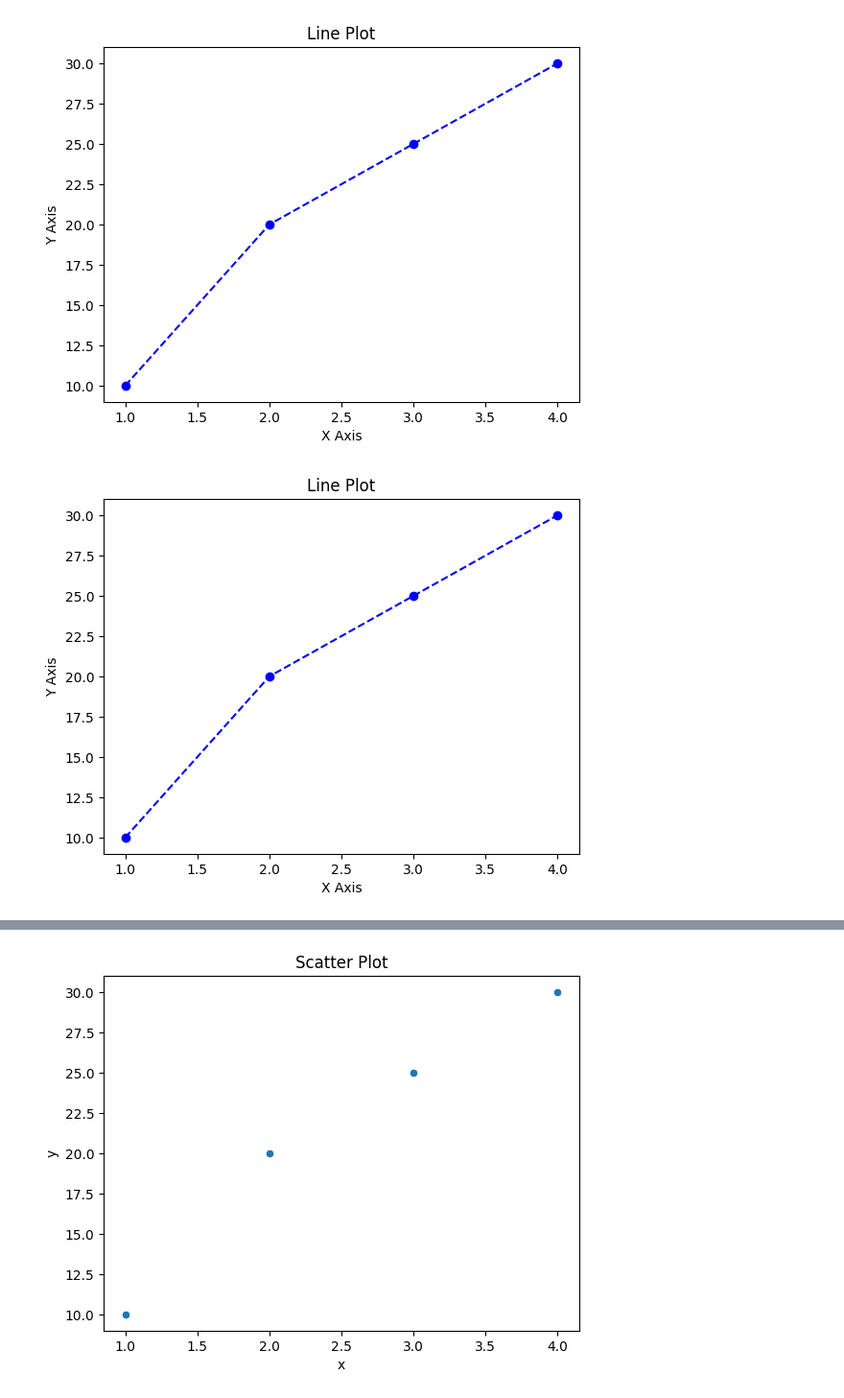
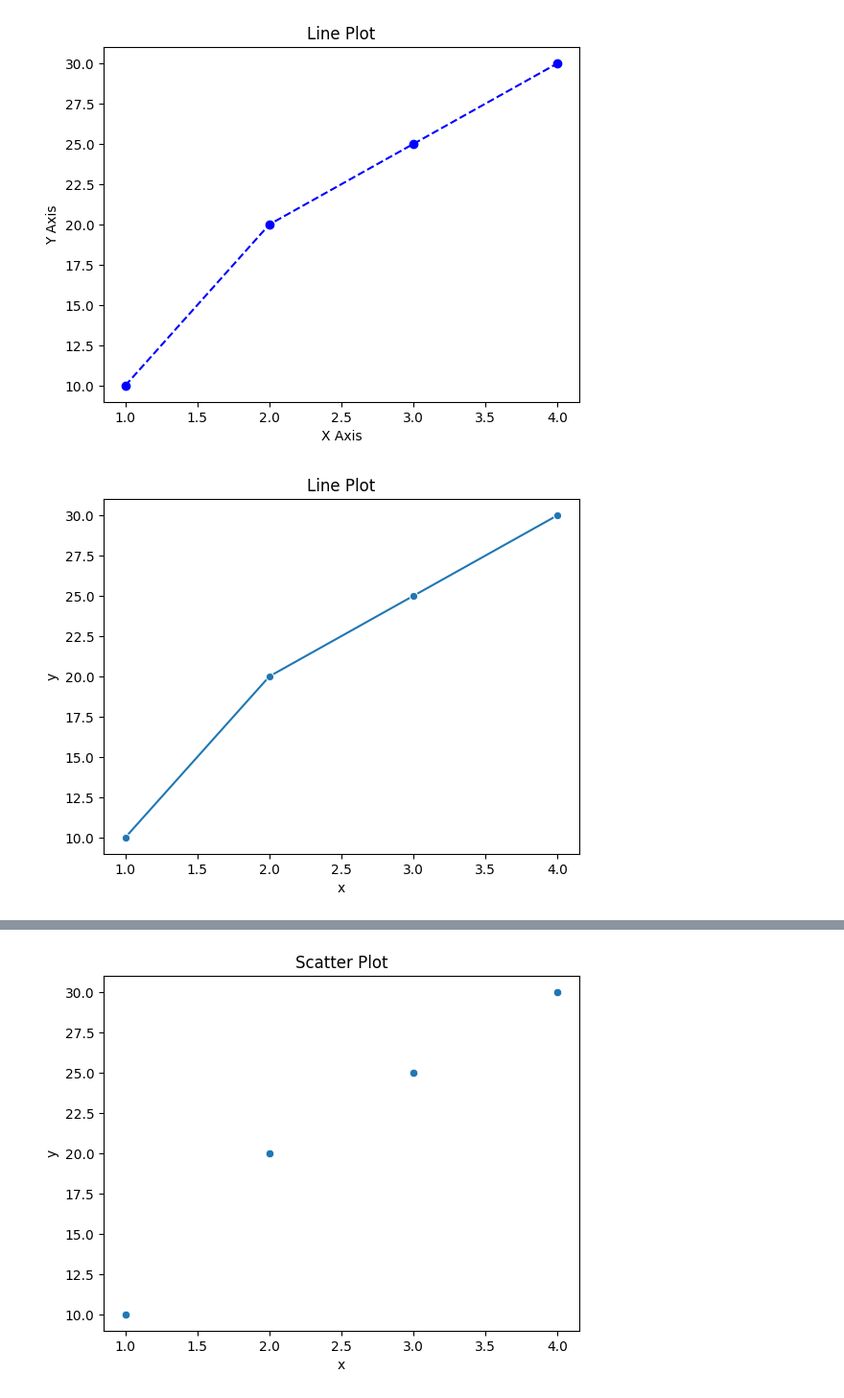
Before and after one commit to thanusree02/Batch_4, a Jupyter notebook: syntax_different_graphs.ipynb, the cells around one changed output, grey strips where cells are left out. Shown: that part at 96% size. Cells and saved outputs as stored; diff of their text form; code cells hidden in the pictures.

```diff
--- a/syntax_different_graphs.ipynb
+++ b/syntax_different_graphs.ipynb
@@ -12,16 +12,15 @@ plt.show()
 # %% [output]
 [figure]
 # %%
+import seaborn as sns
+import pandas as pd
 import matplotlib.pyplot as plt
-x = [1, 2, 3, 4]
-y = [10, 20, 25, 30]
-plt.plot(x, y, marker='o', linestyle='--', color='b')
+df = pd.DataFrame({'x': [1, 2, 3, 4], 'y': [10, 20, 25, 30]})
+sns.lineplot(x='x', y='y', data=df, marker='o')
 plt.title('Line Plot')
-plt.xlabel('X Axis')
-plt.ylabel('Y Axis')
 plt.show()
 # %% [output]
-[figure, old version]
+[figure, new version]
 # %%
 import plotly.express as px
 import pandas as pd
```
